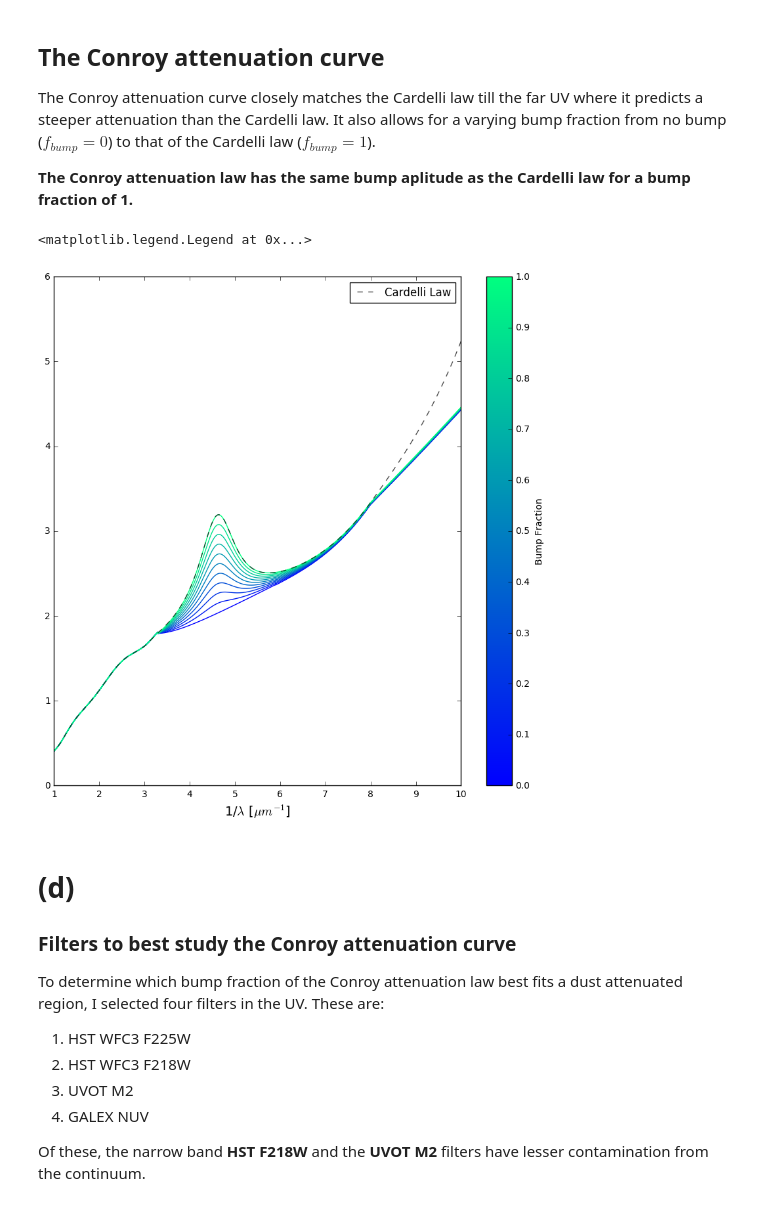
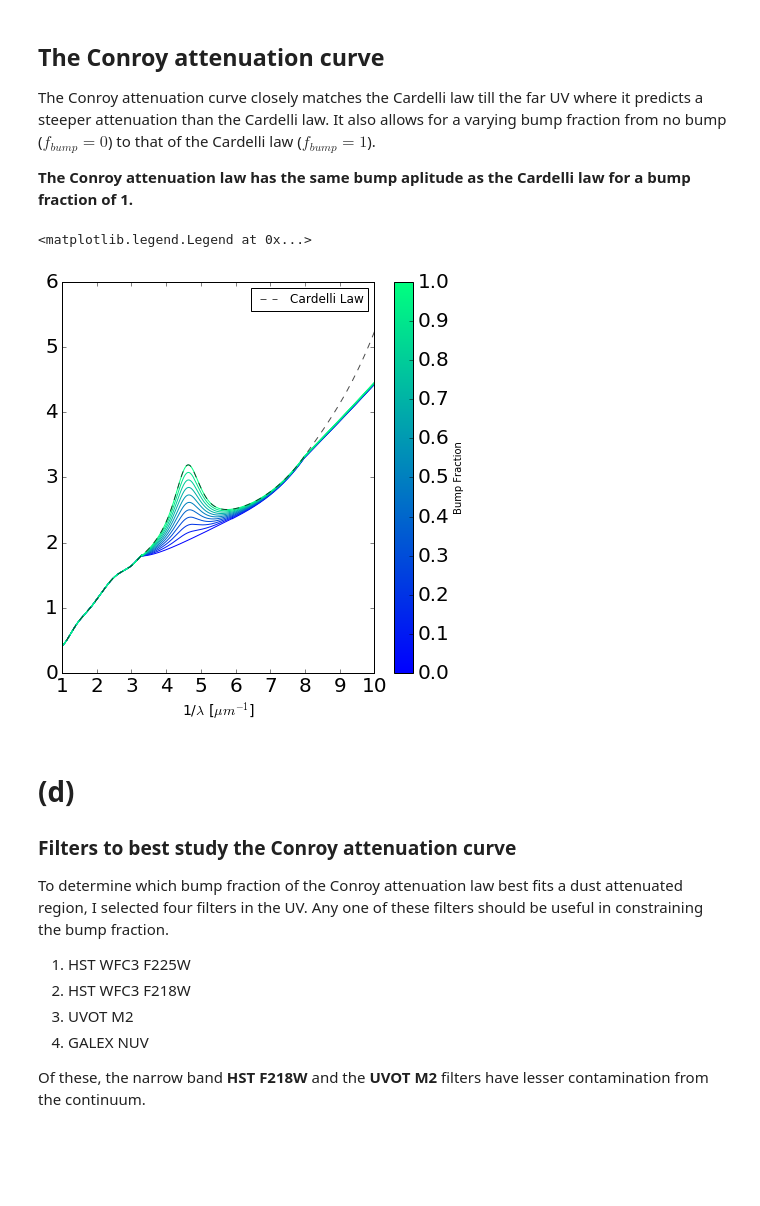
Before and after one commit to dgorthi/ay250, a Jupyter notebook: hw04/Attenuation Curves.ipynb, the cells around one changed output. Saved outputs shown, nothing was run; the diff lists cells and outputs as text; code cells hidden in the pictures; blank space fills up the shorter version.

```diff
--- a/hw04/Attenuation Curves.ipynb
+++ b/hw04/Attenuation Curves.ipynb
@@ -23,7 +26,7 @@ In the figure below are plotted some of the most common attenuation curves used
 
 **All the attenuation curves are plotted for $R_V$ = 3.1**
 # %%
-fig,ax = plt.subplots(figsize=(10,10))
+fig,ax = plt.subplots(figsize=(11,11))
 ax.plot(wlinv,cardelli,':' ,label='Cardelli Law',linewidth=3)
 ax.plot(wlinv,calzetti,'-',label='Calzetti law',linewidth=1)
 ax.plot(wlinv,powerlaw,'--',label='Power law',linewidth=2)
@@ -31,8 +34,8 @@ line1, = ax.plot(wlinv,lmc,'-',label='Large MC',linewidth=2)
 line1.set_dashes([5,4,2,4])
 line2, = ax.plot(wlinv,smc,'-', label='Small MC',linewidth=2)
 line2.set_dashes([8,4,2,4,2,4])
-ax.set_xlabel(r'1/$\lambda$ [$\mu m^{-1}$]',fontsize=14)
-ax.legend(loc=2)
+ax.set_xlabel(r'1/$\lambda$ [$\mu m^{-1}$]',fontsize=24)
+ax.legend(loc=2,fontsize=22)
 
 ## Overplot filters
 sdss = fsps.find_filter('sdss')
@@ -41,16 +44,18 @@ galex = fsps.find_filter('galex')
 ax.set_prop_cycle(cycler('color',['r','g','b','y','c','m','darkorange']))
 for i in range(np.size(sdss)):
     f = fsps.get_filter(sdss[i])
-    ax.plot((f.transmission[0]*1e-4)**-1,10*f.transmission[1],label=f.name,alpha=0.5)
+    ax.fill_between((f.transmission[0]*1e-4)**-1,10*f.transmission[1],label=f.name,alpha=0.1,color='gray')
     ax.annotate(f.name[5],xy=((f.lambda_eff*1e-4)**-1,10*f.transmission[1].max()),#textcoords='offset points',
-                xytext=((f.lambda_eff*1e-4)**-1-0.05,0.2))
+                xytext=((f.lambda_eff*1e-4)**-1-0.07,0.2),fontsize=20,alpha=0.5)
 
 
 for i in range(np.size(galex)):
     f = fsps.get_filter(galex[i])
-    ax.plot((f.transmission[0]*1e-4)**-1,f.transmission[1]/10,label=f.name,alpha=0.5)
+    ax.fill_between((f.transmission[0]*1e-4)**-1,f.transmission[1]/10,label=f.name,alpha=0.1,color='gray')
     ax.annotate(f.name,xy=((f.lambda_eff*1e-4)**-1,f.transmission[1].max()/10),#textcoords='offset points',
-                xytext=((f.lambda_eff*1e-4)**-1-0.2,0.2))
+                xytext=((f.lambda_eff*1e-4)**-1-0.7,0.2),fontsize=20,alpha=0.5)
 
+ax.xaxis.set_tick_params(width=2)
+ax.yaxis.set_tick_params(width=2)
 #fig.savefig('atten_filters.png', format='png', dpi=1200)
 # %% [output]
@@ -64,31 +69,31 @@ The Conroy attenuation curve closely matches the Cardelli law till the far UV wh
 # %%
 bump = np.arange(0,1.1,0.1)
 
 norm = matplotlib.colors.Normalize(vmin=np.min(bump),vmax=np.max(bump))
 c_m = matplotlib.cm.winter
 
 s_m = matplotlib.cm.ScalarMappable(cmap=c_m, norm=norm)
 s_m.set_array([])
 
-plt.figure(2,figsize=(10,10))
+plt.figure(2,figsize=(7,7))
 for i in bump:
     plt.plot(wlinv,attenuation.conroy(wl,f_bump=i),color=s_m.to_rgba(i))
 
 plt.colorbar(s_m,label='Bump Fraction')
 plt.plot(wlinv,cardelli,'k--' ,label='Cardelli Law',linewidth=1,alpha=0.7)
 
 plt.xlabel(r'1/$\lambda$ [$\mu m^{-1}$]',fontsize=14)
 
 plt.legend()
 # %% [output]
 <matplotlib.legend.Legend at 0x...>
-[figure, old version]
+[figure, new version]
 # %% [markdown]
 # (d)
 
 ### Filters to best study the Conroy attenuation curve
 
-To determine which bump fraction of the Conroy attenuation law best fits a dust attenuated region, I selected four filters in the UV. These are:
+To determine which bump fraction of the Conroy attenuation law best fits a dust attenuated region, I selected four filters in the UV. Any one of these filters should be useful in constraining the bump fraction.
 
 1. HST WFC3 F225W
 2. HST WFC3 F218W
```
Also changed, not shown: parts of 5 cells of this notebook.
